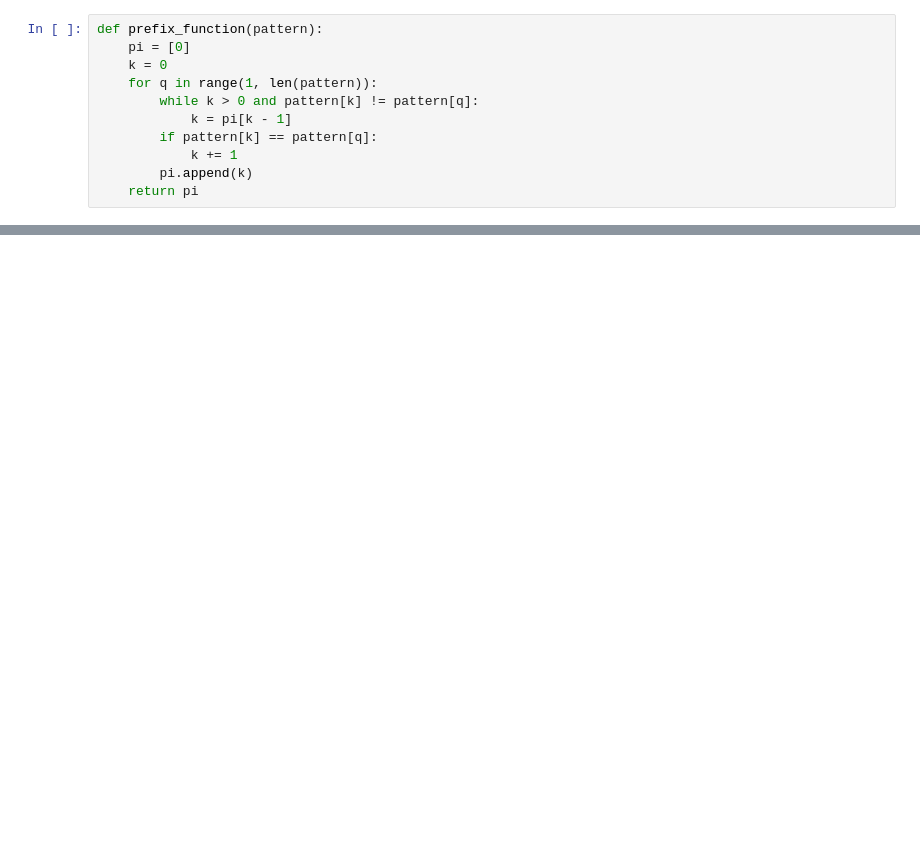
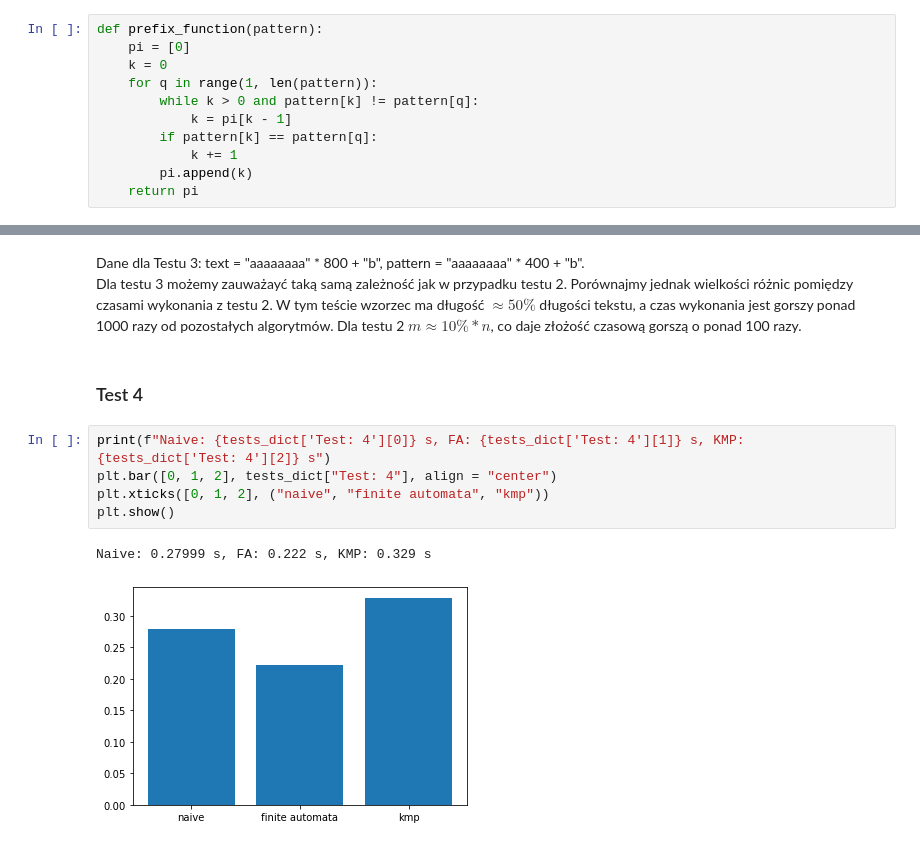
Before and after one commit to CN-28/Text-Algorithms, a Jupyter notebook: lab1/lab1.ipynb, the cells around one changed output, grey strips where cells are left out. Cells and saved outputs as stored; diff of their text form; blank space fills up the shorter version.

```diff
--- a/lab1/lab1.ipynb
+++ b/lab1/lab1.ipynb
@@ -78,0 +166,13 @@ The shift 7 is correct
+# %% [markdown]
+Dane dla Testu 3: text = "aaaaaaaa" * 800 + "b", pattern = "aaaaaaaa" * 400 + "b".\
+Dla testu 3 możemy zauważayć taką samą zależność jak w przypadku testu 2. Porównajmy jednak wielkości różnic pomiędzy czasami wykonania z testu 2. W tym teście wzorzec ma długość $\approx 50 \%$ długości tekstu, a czas wykonania jest gorszy ponad 1000 razy od pozostałych algorytmów. Dla testu 2 $m \approx 10 \% * n$, co daje złożość czasową gorszą o ponad 100 razy.
+# %% [markdown]
+### Test 4
+# %%
+print(f"Naive: {tests_dict['Test: 4'][0]} s, FA: {tests_dict['Test: 4'][1]} s, KMP: {tests_dict['Test: 4'][2]} s")
+plt.bar([0, 1, 2], tests_dict["Test: 4"], align = "center")
+plt.xticks([0, 1, 2], ("naive", "finite automata", "kmp"))
+plt.show()
+# %% [output]
+Naive: 0.27999 s, FA: 0.222 s, KMP: 0.329 s
+[figure, added]
```
Also changed, not shown: parts of 46 cells of this notebook, 2 other files.
